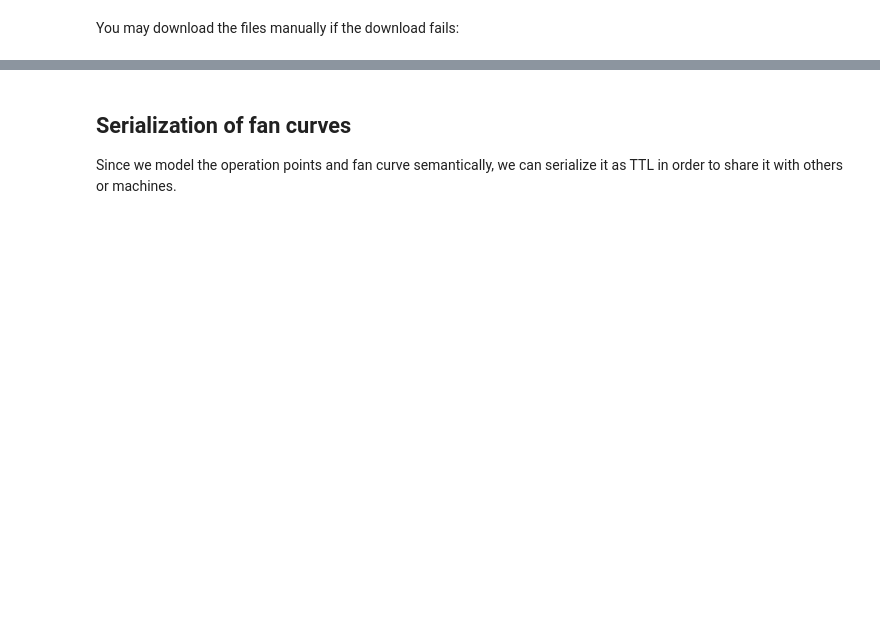
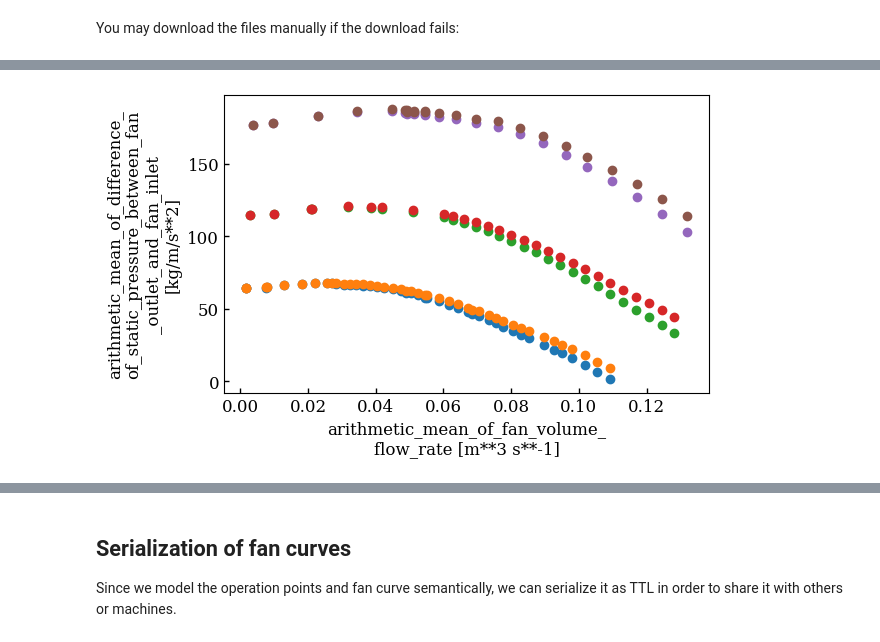
Before and after one commit to matthiasprobst/openCeFaDB, a Jupyter notebook: notebooks/03-work-with-operation-points.ipynb, the cells around one changed output, grey strips where cells are left out. Drawn from its saved outputs; the diff is of its cells as text; code cells hidden in the pictures; blank space fills up the shorter version.

```diff
--- a/notebooks/03-work-with-operation-points.ipynb
+++ b/notebooks/03-work-with-operation-points.ipynb
@@ -102,0 +127,5 @@ with plotting.SingleAxis(
+# %%
+from ontolutils.utils.qudt_units import qudt_lookup
+inverse_qudt_lookup = {str(v): k for k, v in qudt_lookup.items()}
+# %%
+df = db.get_fan_properties()
@@ -102,0 +138,76 @@ with plotting.SingleAxis(
+# %%
+# TODO: add creation date, creator and used software
+# TODO: add raw data and the affine law transformation as prov-o
+import h5rdmtoolbox as h5tbx
+with h5tbx.File("fan_curves.hdf", "w") as h5:
+
+    g = h5.create_group("fan_properties")
+    for idx, row in df.iterrows():
+        parameter = row["parameter"]
+        prop = row["property"]
+        key = parameter.rsplit("#", 1)[-1]
+        if key in g:
+            gg = g[key]
+        else:
+            gg = g.create_group(key)
+        value = row["value"]
+        if prop.startswith("http"):
+            prop = prop.rsplit("#")[-1]
+        if isinstance(value, str) and value.startswith("https://doi.org/10.5281/zenodo.17271932#standard_names"):
+            gg.attrs[prop] = value.rsplit("/")[-1]
+        else:
+            gg.attrs[prop] = value
+
+
+    for i, _n in enumerate(rotation_speeds):
+        nrot = fan_curves_scaled[i].get_result_by_standard_name(iri=sn_mean_nrot)
+        vfr = fan_curves_scaled[i].get_result_by_standard_name(iri=sn_mean_vfr)
+        dpstat = fan_curves_scaled[i].get_result_by_standard_name(iri=sn_mean_dp_stat)
+        dptot = fan_curves_scaled[i].get_result_by_standard_name(iri=sn_mean_dp_tot)
+
+        g = h5.create_group(f"n{_n}")
+        g.attrs["hasFeatureOfInterest", "http://www.w3.org/ns/sosa/hasFeatureOfInterest"] = fan_curves[i].collection.hasFeatureOfInterest
+
+        data = [r.hasNumericalVariable.hasNumericalValue for r in nrot]
+        g.create_dataset("nrot",
+                         data=data,
+                         make_scale=True,
+                         attrs={
+                             "symbol": nrot[i].hasNumericalVariable.hasSymbol,
+                             "units": inverse_qudt_lookup.get(nrot[i].hasNumericalVariable.hasUnit, nrot[i].hasNumericalVariable.hasUnit),
+                             # "standard_name": nrot[i].hasNumericalVariable.hasStandardName.standardName,
+                         })
+
+        data = [r.hasNumericalVariable.hasNumericalValue for r in vfr]
+        g.create_dataset("vfr",
+                         data=data,
+                         make_scale=True,
+                         attrs={
+                             "symbol": vfr[i].hasNumericalVariable.hasSymbol,
+                             "units": inverse_qudt_lookup.get(vfr[i].hasNumericalVariable.hasUnit.id, vfr[i].hasNumericalVariable.hasUnit),
+                             "standard_name": vfr[i].hasNumericalVariable.hasStandardName.standardName,
+                         })
+
+        data = [r.hasNumericalVariable.hasNumericalValue for r in dptot]
+        g.create_dataset("dptot",
+                         data=data,
+                         attach_scale=[[g.vfr, g.nrot],],
+                          attrs={
+                             "symbol": dptot[i].hasNumericalVariable.hasSymbol,
+                             "units": inverse_qudt_lookup.get(dptot[i].hasNumericalVariable.hasUnit.id, dptot[i].hasNumericalVariable.hasUnit),
+                             "standard_name": dptot[i].hasNumericalVariable.hasStandardName.standardName,
+                          })
+
+        data = [r.hasNumericalVariable.hasNumericalValue for r in dpstat]
+        g.create_dataset("dpstat", data=data, attach_scale=g.vfr,
+                         attrs={
+                             "symbol": dpstat[i].hasNumericalVariable.hasSymbol,
+                             "units": inverse_qudt_lookup.get(dptot[i].hasNumericalVariable.hasUnit.id, dptot[i].hasNumericalVariable.hasUnit),
+                             "standard_name": dpstat[i].hasNumericalVariable.hasStandardName.standardName,
+                         })
+
+        g.dptot[()].plot(marker=".", linestyle="")
+        g.dpstat[()].plot(marker=".", linestyle="")
+
+    h5.dump()
+# %% [output]
@@ -102,0 +215 @@ with plotting.SingleAxis(
+[figure, added]
```
Also changed, not shown: parts of 21 cells of this notebook, 19 other files.
